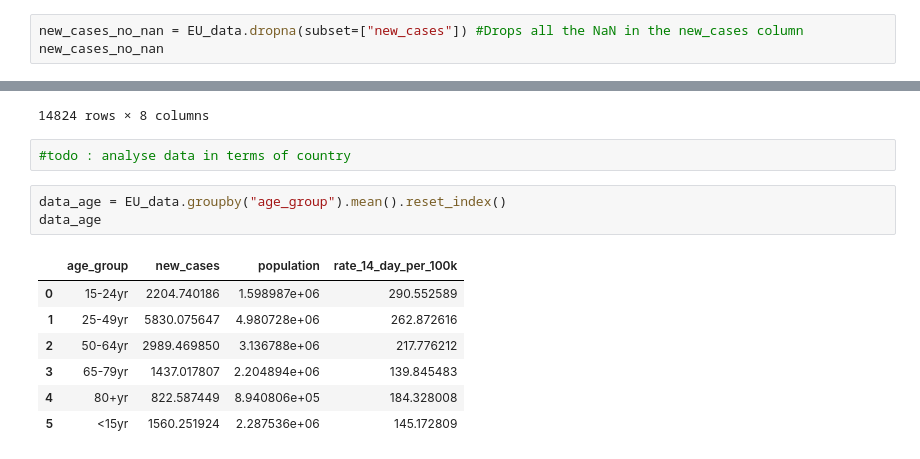
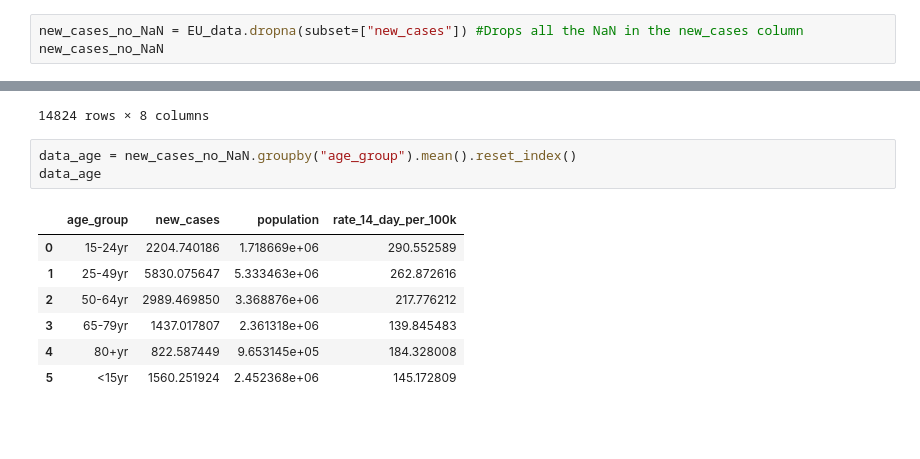
Before and after one commit to AmalDerbali/Databehandling_AmalDerbali, a Jupyter notebook: Lab/Covid_labb.ipynb, the cells around one changed output, grey strips where cells are left out. Saved outputs shown, nothing was run; the diff lists cells and outputs as text; blank space fills up the shorter version.

```diff
--- a/Lab/Covid_labb.ipynb
+++ b/Lab/Covid_labb.ipynb
@@ -683,8 +683,8 @@ memory usage: 1.0+ MB
 | 75% | 1652.500000 | 2.337321e+06 | 276.753476 |
 | max | 134525.000000 | 2.604178e+07 | 4202.833152 |
 # %%
-new_cases_no_nan = EU_data.dropna(subset=["new_cases"]) #Drops all the NaN in the new_cases column
-new_cases_no_nan
+new_cases_no_NaN = EU_data.dropna(subset=["new_cases"]) #Drops all the NaN in the new_cases column
+new_cases_no_NaN
 # %% [output]
 |  | country | country_code | year_week | age_group | new_cases | population | rate_14_day_per_100k | source |
 | 8 | Austria | AT | 2020-09 | <15yr | 0.0 | 1283060 | NaN | TESSy COVID-19 |
@@ -699,16 +699,14 @@ new_cases_no_nan
 | 17098 | Sweden | SE | 2021-41 | 80+yr | 104.0 | 536306 | 43.818268 | TESSy COVID-19 |
 | 17099 | Sweden | SE | 2021-42 | 80+yr | 152.0 | 536306 | 47.733943 | TESSy COVID-19 |
 14824 rows × 8 columns
-# %%
-#todo : analyse data in terms of country
 # %%
-data_age = EU_data.groupby("age_group").mean().reset_index()
+data_age = new_cases_no_NaN.groupby("age_group").mean().reset_index()
 data_age
 # %% [output]
 |  | age_group | new_cases | population | rate_14_day_per_100k |
-| 0 | 15-24yr | 2204.740186 | 1.598987e+06 | 290.552589 |
-| 1 | 25-49yr | 5830.075647 | 4.980728e+06 | 262.872616 |
-| 2 | 50-64yr | 2989.469850 | 3.136788e+06 | 217.776212 |
-| 3 | 65-79yr | 1437.017807 | 2.204894e+06 | 139.845483 |
-| 4 | 80+yr | 822.587449 | 8.940806e+05 | 184.328008 |
-| 5 | <15yr | 1560.251924 | 2.287536e+06 | 145.172809 |
+| 0 | 15-24yr | 2204.740186 | 1.718669e+06 | 290.552589 |
+| 1 | 25-49yr | 5830.075647 | 5.333463e+06 | 262.872616 |
+| 2 | 50-64yr | 2989.469850 | 3.368876e+06 | 217.776212 |
+| 3 | 65-79yr | 1437.017807 | 2.361318e+06 | 139.845483 |
+| 4 | 80+yr | 822.587449 | 9.653145e+05 | 184.328008 |
+| 5 | <15yr | 1560.251924 | 2.452368e+06 | 145.172809 |
```
Also changed, not shown: parts of 12 cells of this notebook.
